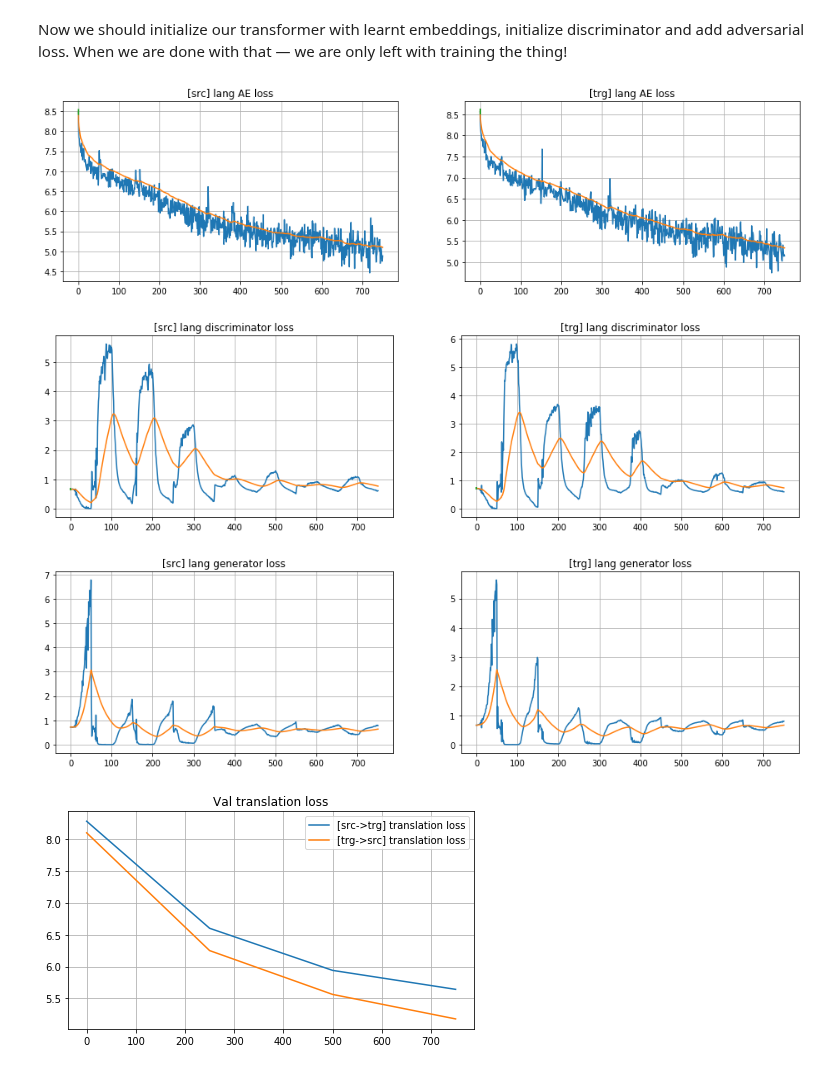
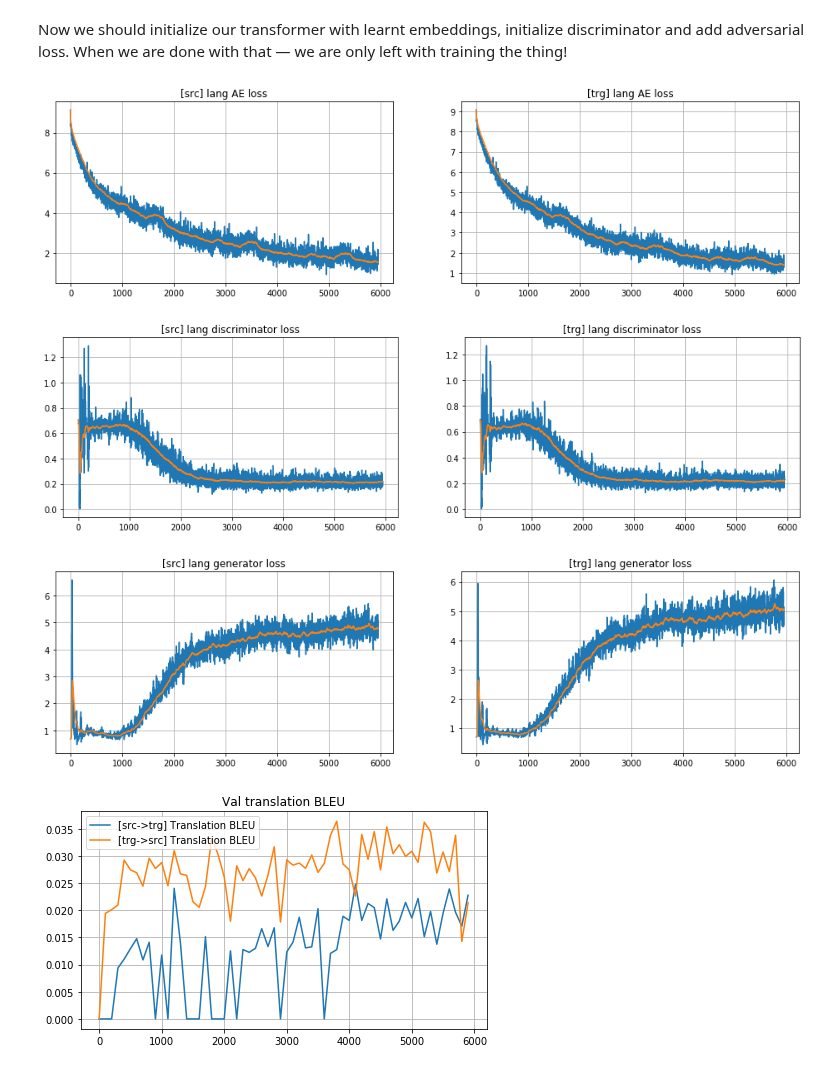
Before and after one commit to universome/text-style-transfer, a Jupyter notebook: notebooks/unsupervised-mt.ipynb, the cells around one changed output. Saved outputs shown, nothing was run; the diff lists cells and outputs as text; code cells hidden in the pictures.

```diff
--- a/notebooks/unsupervised-mt.ipynb
+++ b/notebooks/unsupervised-mt.ipynb
@@ -11,9 +11,9 @@ DATA_PATH = '../data/generated'
 max_len = 50 # Processing long sentences is slow
 
 train_src_path = os.path.join(DATA_PATH, 'train.en.tok.bpe')
-train_trg_path = os.path.join(DATA_PATH, 'train.de.tok.bpe')
+train_trg_path = os.path.join(DATA_PATH, 'train.fr.tok.bpe')
 val_src_path = os.path.join(DATA_PATH, 'val.en.tok.bpe')
-val_trg_path = os.path.join(DATA_PATH, 'val.de.tok.bpe')
+val_trg_path = os.path.join(DATA_PATH, 'val.fr.tok.bpe')
 
 train_src = open(train_src_path, 'r', encoding='utf-8').read().splitlines()
 train_trg = open(train_trg_path, 'r', encoding='utf-8').read().splitlines()
@@ -27,7 +27,7 @@ val_src = [s.split()[:max_len-2] for s in val_src if len(s) != 0]
 val_trg = [s.split()[:max_len-2] for s in val_trg if len(s) != 0]
 
 vocab_src = Vocab.from_file(os.path.join(DATA_PATH, 'vocab.en'))
-vocab_trg = Vocab.from_file(os.path.join(DATA_PATH, 'vocab.de'))
+vocab_trg = Vocab.from_file(os.path.join(DATA_PATH, 'vocab.fr'))
 
 train_src_idx = [[vocab_src.token2id.get(t, vocab_src.unk) for t in s] for s in train_src]
 train_trg_idx = [[vocab_trg.token2id.get(t, vocab_trg.unk) for t in s] for s in train_trg]
@@ -41,11 +41,11 @@ from src.utils.data_utils import load_embeddings, init_emb_matrix
 from src.models import FFN
 
 transformer = Transformer(len(vocab_src), len(vocab_trg), max_len)
-discriminator = FFN(512, 2, 512)
+discriminator = FFN(512, 3, 1024)
 
 # Initializing transformer encoder and decoder with embeddings
-embeddings_src = load_embeddings('../trained_models/wmt17.en.tok.bpe_cbow.vec')
-embeddings_trg = load_embeddings('../trained_models/wmt17.de.tok.bpe_cbow.vec')
+embeddings_src = load_embeddings('../trained_models/europarl.en.tok.bpe_cbow.vec')
+embeddings_trg = load_embeddings('../trained_models/europarl.fr.tok.bpe_cbow.vec')
 
 init_emb_matrix(transformer.encoder.src_word_emb.weight.data, embeddings_src, vocab_src.token2id)
 init_emb_matrix(transformer.decoder.tgt_word_emb.weight.data, embeddings_trg, vocab_trg.token2id)
@@ -68,44 +68,43 @@ use_cuda = torch.cuda.is_available()
 
 def reconstruction_criterion(vocab_size):
     ''' With PAD token zero weight '''
     weight = torch.ones(vocab_size)
     weight[constants.PAD] = 0
 
     return nn.CrossEntropyLoss(weight)
 
 reconstruct_src_criterion = reconstruction_criterion(len(vocab_src))
 reconstruct_trg_criterion = reconstruction_criterion(len(vocab_trg))
 adv_criterion = nn.BCELoss()
 
 transformer_optimizer = Adam([
-    {'params': transformer.get_trainable_params_without_embs(), 'lr': 1e-4, 'betas': (0.5, 0.999)},
-    {'params': transformer.get_embs_parameters(), 'lr': 1e-6, 'betas': (0.9, 0.98)},
+    {'params': transformer.get_trainable_params_without_embs(), 'lr': 1e-4},
+    {'params': transformer.get_embs_parameters(), 'lr': 1e-5}
 ])
-
+# transformer_optimizer = Adam(transformer.get_trainable_parameters(), lr=1e-4)
 discriminator_optimizer = Adam(discriminator.parameters(), lr=1e-4)
 
 training_data = UMTBatcher(train_src_idx, train_trg_idx, vocab_src,
                            vocab_trg, batch_size=16, shuffle=False)
-val_data = UMTBatcher(val_src_idx, val_trg_idx, vocab_src,
+val_data = UMTBatcher(val_src_idx[:100], val_trg_idx[:100], vocab_src,
                       vocab_trg, batch_size=16, shuffle=False)
-translation_val_data = Batcher(val_src_idx, val_trg_idx, vocab_src.token2id,
+translation_val_data = Batcher(val_src_idx[:100], val_trg_idx[:100], vocab_src.token2id,
                                vocab_trg.token2id, batch_size=16, shuffle=False)
 
 training_config = {
-    'max_num_epochs': 5,
-    'start_bt_from_iter': 3000,
-    'alternate_adv_training': True,
-    'alternate_adv_training_iters': 50
+    'max_num_epochs': 10,
+    'start_bt_from_iter': 100000,
+    'gen_loss_coef': 0.01
 }
 
 trainer = Trainer(transformer, discriminator, vocab_src, vocab_trg,
                   transformer_optimizer, discriminator_optimizer,
                   reconstruct_src_criterion, reconstruct_trg_criterion, adv_criterion,
                   training_config)
 
-trainer.run_training(training_data, val_data, translation_val_data, plot_every=50, val_translate_every=250)
+trainer.run_training(training_data, val_data, translation_val_data, plot_every=50, val_bleu_every=100)
 # %% [output]
-[figure, old version]
+[figure, new version]
-[figure, old version]
+[figure, new version]
-[figure, old version]
+[figure, new version]
-[figure, old version]
+[figure, new version]
```
Also changed, not shown: parts of 2 cells of this notebook, 4 other files.
